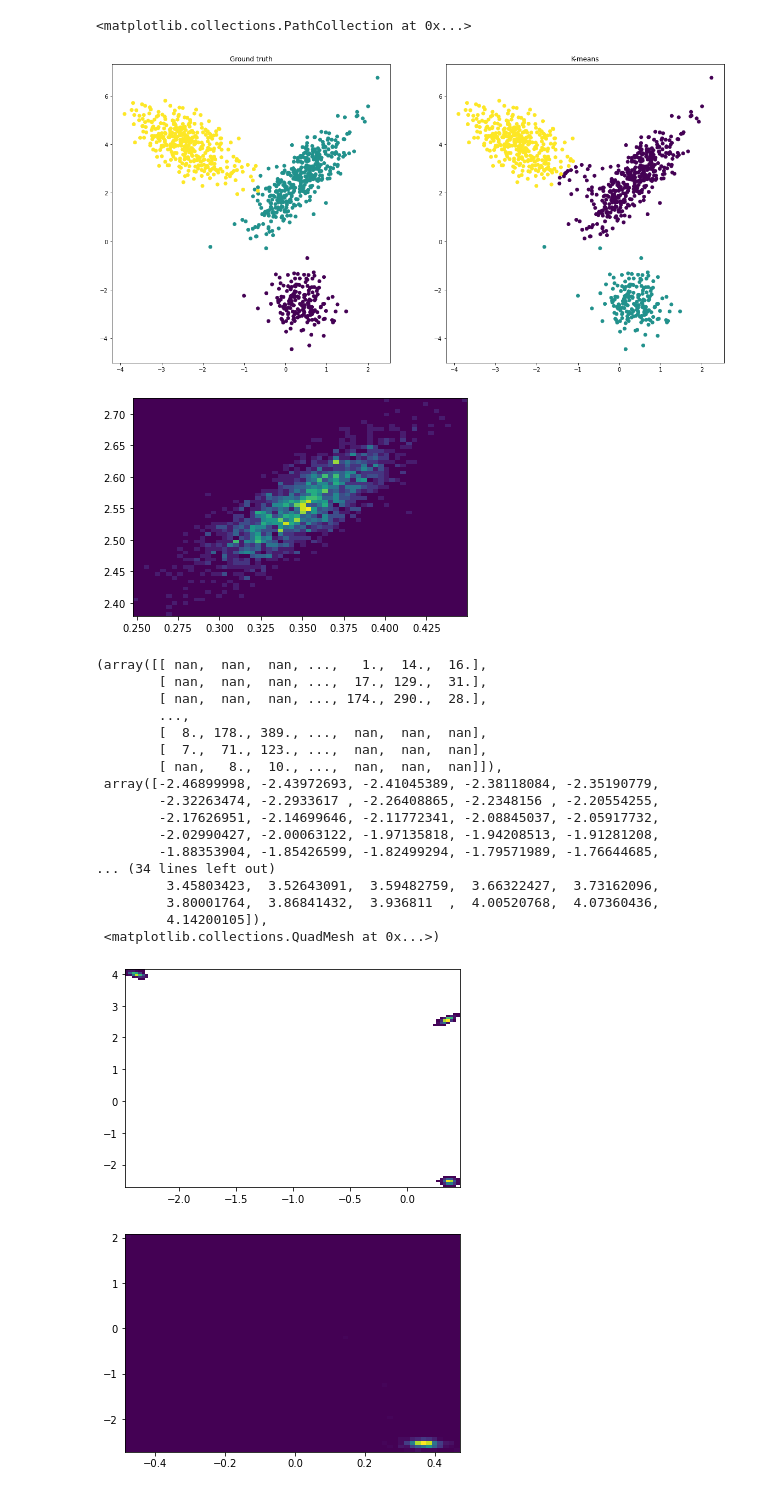
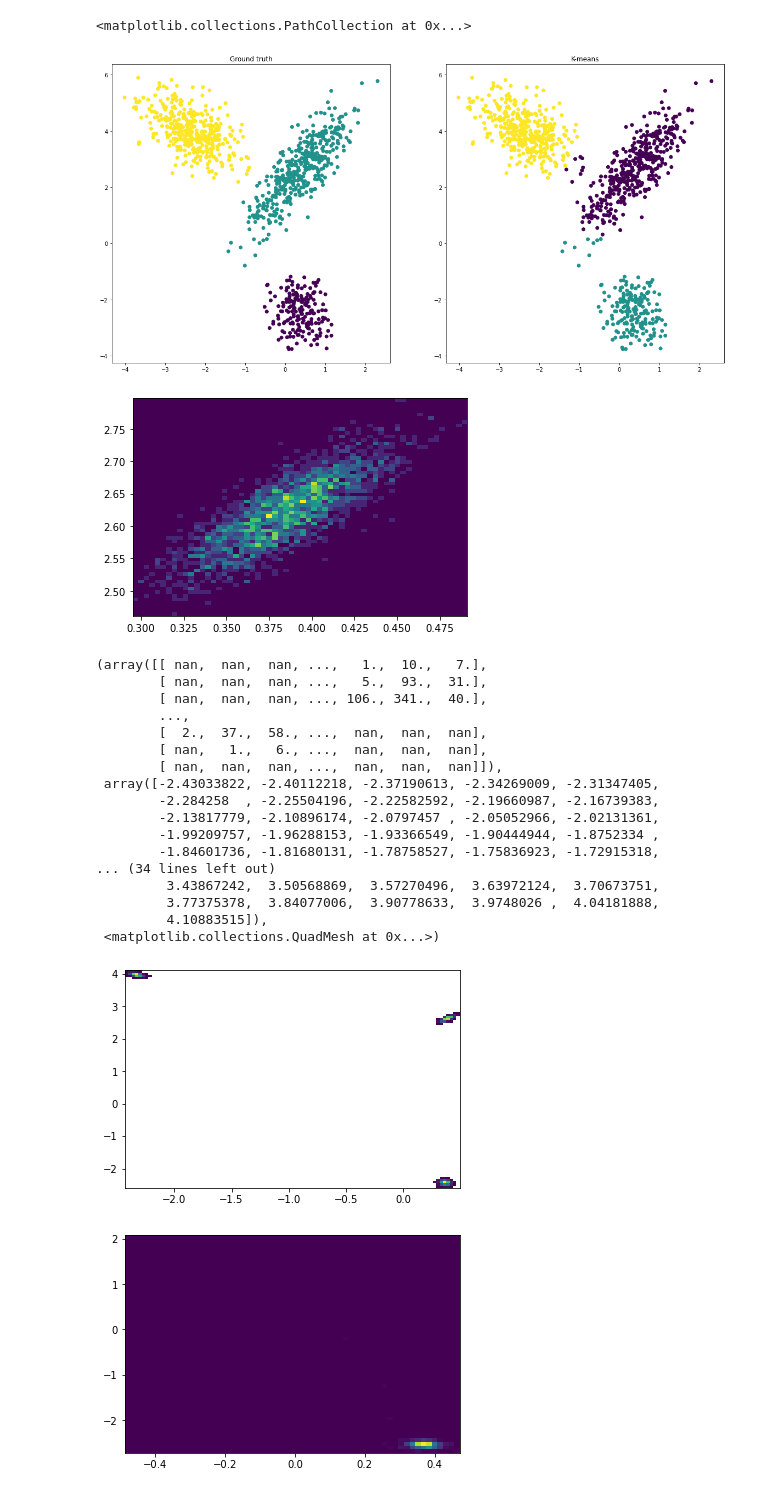
Before and after one commit to Wraithmat/Bayesian-Clustering, a Jupyter notebook: Visualizations/Visualization.ipynb, the cells around one changed output. Drawn from its saved outputs; the diff is of its cells as text; code cells hidden in the pictures.

```diff
--- a/Visualizations/Visualization.ipynb
+++ b/Visualizations/Visualization.ipynb
@@ -3,7 +3,7 @@ import numpy as np
 import matplotlib.pyplot as plt
 from sklearn.cluster import k_means
 # %%
-p = np.load('../data/data.npy')
+p = np.load('../data/data_new.npy')
 hot_start=k_means(p[:, :2], 3)
 fig = plt.figure(figsize=(20, 10))
 ax0 = fig.add_subplot(121)
@@ -14,33 +14,33 @@ ax.set_title('K-means')
 ax.scatter(p[:, 0], p[:, 1], c=hot_start[1])
 # %% [output]
 <matplotlib.collections.PathCollection at 0x...>
-[figure, old version]
+[figure, new version]
 # %%
-gibbs = np.load('../data/gibbs_sampler.npy', allow_pickle=True).item()
+gibbs = np.load('../data/gibbs_new.npy', allow_pickle=True).item()
 mus=np.array(gibbs['mus'])
 plt.hist2d(mus[:,0,0], mus[:,0,1], bins=60)
 plt.show()
 plt.hist2d(np.hstack([mus[:,0,0], mus[:,1,0], mus[:,2,0]]),np.hstack([mus[:,0,1], mus[:,1,1], mus[:,2,1]]), bins=100, cmin=1 )
 # %% [output]
-[figure, old version]
+[figure, new version]
-(array([[ nan,  nan,  nan, ...,   1.,  14.,  16.],
-        [ nan,  nan,  nan, ...,  17., 129.,  31.],
-        [ nan,  nan,  nan, ..., 174., 290.,  28.],
+(array([[ nan,  nan,  nan, ...,   1.,  10.,   7.],
+        [ nan,  nan,  nan, ...,   5.,  93.,  31.],
+        [ nan,  nan,  nan, ..., 106., 341.,  40.],
         ...,
-        [  8., 178., 389., ...,  nan,  nan,  nan],
-        [  7.,  71., 123., ...,  nan,  nan,  nan],
-        [ nan,   8.,  10., ...,  nan,  nan,  nan]]),
- array([-2.46899998, -2.43972693, -2.41045389, -2.38118084, -2.35190779,
-        -2.32263474, -2.2933617 , -2.26408865, -2.2348156 , -2.20554255,
-        -2.17626951, -2.14699646, -2.11772341, -2.08845037, -2.05917732,
-        -2.02990427, -2.00063122, -1.97135818, -1.94208513, -1.91281208,
-        -1.88353904, -1.85426599, -1.82499294, -1.79571989, -1.76644685,
+        [  2.,  37.,  58., ...,  nan,  nan,  nan],
+        [ nan,   1.,   6., ...,  nan,  nan,  nan],
+        [ nan,  nan,  nan, ...,  nan,  nan,  nan]]),
+ array([-2.43033822, -2.40112218, -2.37190613, -2.34269009, -2.31347405,
+        -2.284258  , -2.25504196, -2.22582592, -2.19660987, -2.16739383,
+        -2.13817779, -2.10896174, -2.0797457 , -2.05052966, -2.02131361,
+        -1.99209757, -1.96288153, -1.93366549, -1.90444944, -1.8752334 ,
+        -1.84601736, -1.81680131, -1.78758527, -1.75836923, -1.72915318,
 ... (34 lines left out)
-         3.45803423,  3.52643091,  3.59482759,  3.66322427,  3.73162096,
-         3.80001764,  3.86841432,  3.936811  ,  4.00520768,  4.07360436,
-         4.14200105]),
+         3.43867242,  3.50568869,  3.57270496,  3.63972124,  3.70673751,
+         3.77375378,  3.84077006,  3.90778633,  3.9748026 ,  4.04181888,
+         4.10883515]),
  <matplotlib.collections.QuadMesh at 0x...>)
-[figure, old version]
+[figure, new version]
 # %%
 gibbs = np.load('../data/not_hot.npy', allow_pickle=True).item()
 mus=np.array(gibbs['mus'])
```
Also changed, not shown: 3 other files.
